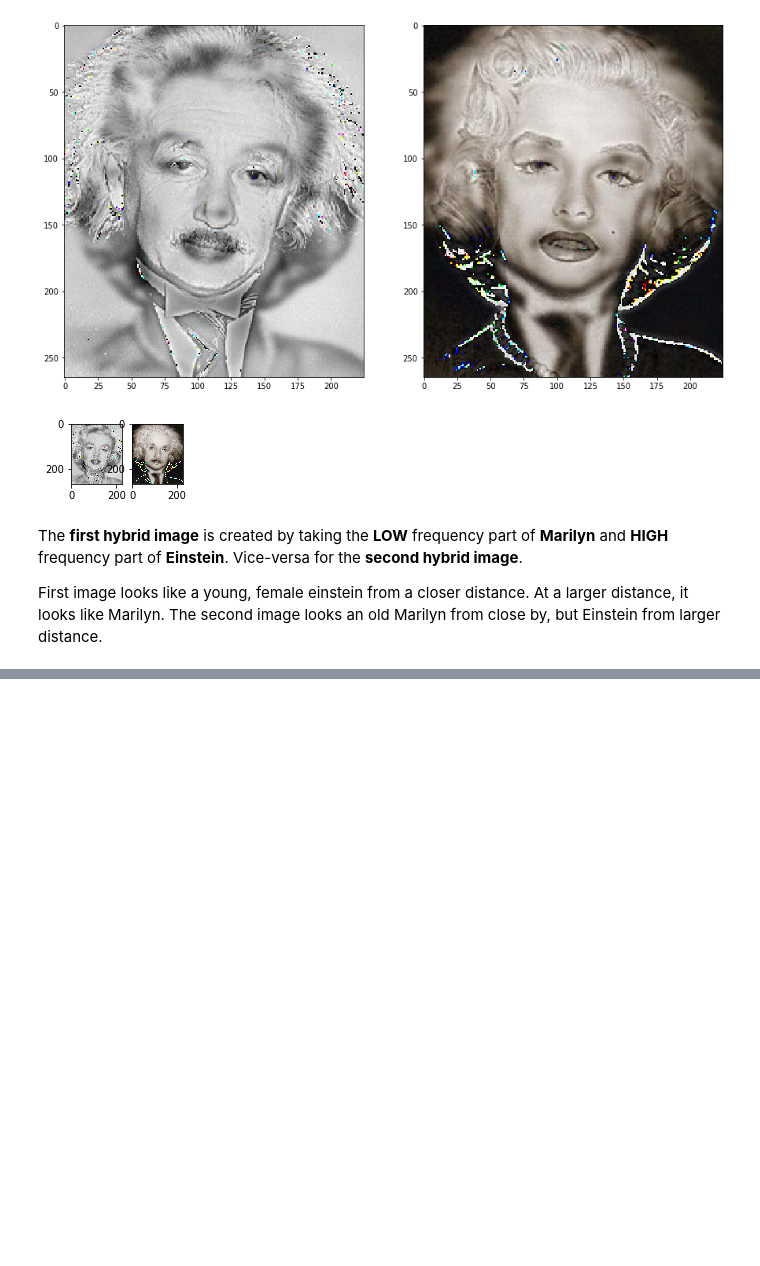
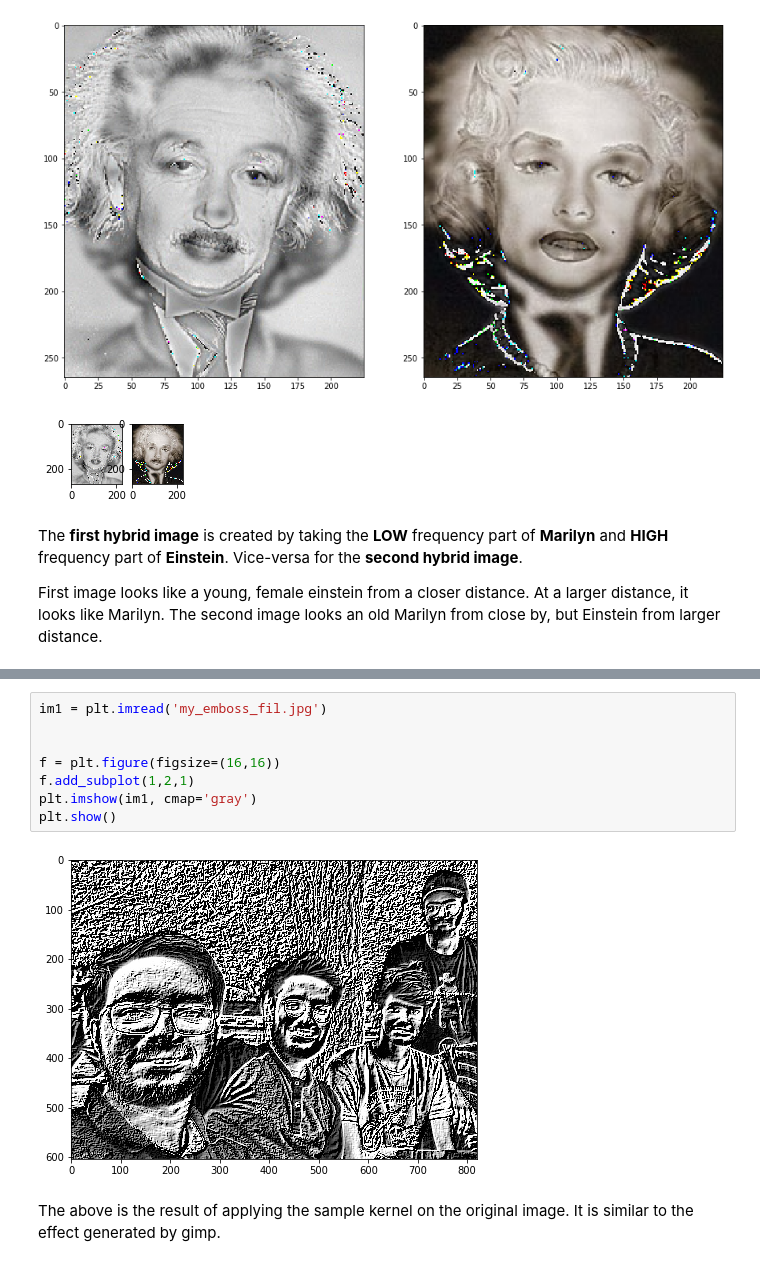
Before and after one commit to frags51/C-codes, a Jupyter notebook: assignment/deep-l/DeepL Assignment 1.ipynb, the cells around one changed output, grey strips where cells are left out. Saved outputs shown, nothing was run; the diff lists cells and outputs as text; blank space fills up the shorter version.

```diff
--- a/assignment/deep-l/DeepL Assignment 1.ipynb
+++ b/assignment/deep-l/DeepL Assignment 1.ipynb
@@ -378,0 +407,12 @@ The second image looks an old Marilyn from close by, but Einstein from larger di
+# %%
+im1 = plt.imread('my_emboss_fil.jpg')
+
+
+f = plt.figure(figsize=(16,16))
+f.add_subplot(1,2,1)
+plt.imshow(im1, cmap='gray')
+plt.show()
+# %% [output]
+[figure, added]
+# %% [markdown]
+The above is the result of applying the sample kernel on the original image. It is similar to the effect generated by gimp.
```
Also changed, not shown: parts of 4 cells of this notebook, 2 other files.
